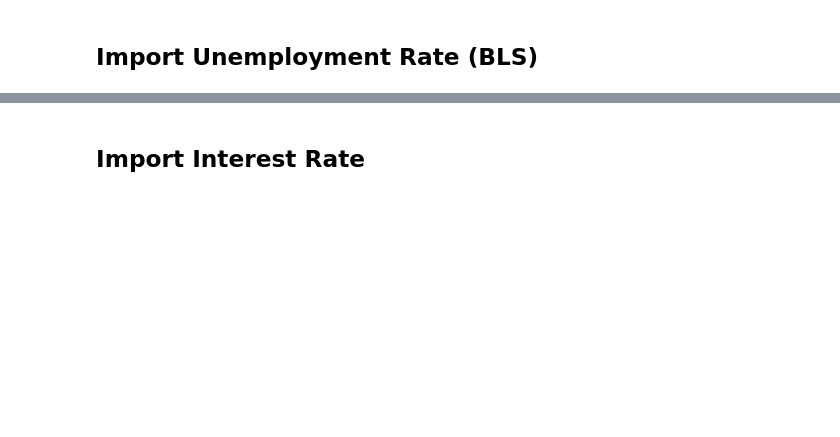
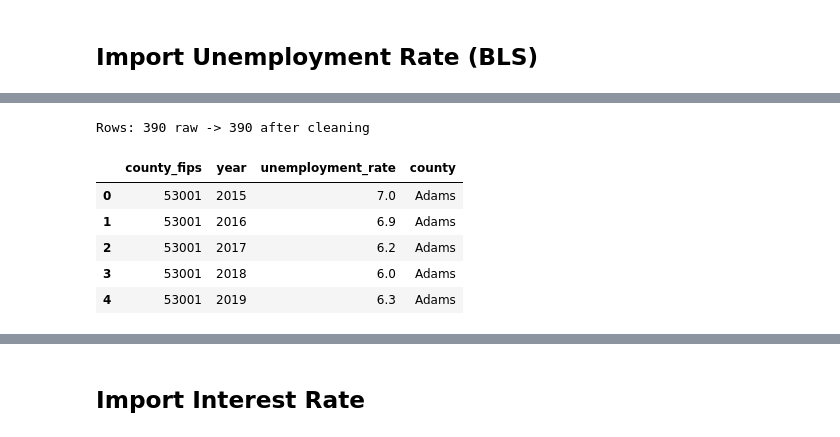
Before and after one commit to binay8/wa-housing, a Jupyter notebook: code/01_data_preparation.ipynb, the cells around one changed output, grey strips where cells are left out. Drawn from its saved outputs; the diff is of its cells as text; code cells hidden in the pictures; blank space fills up the shorter version.

```diff
--- a/code/01_data_preparation.ipynb
+++ b/code/01_data_preparation.ipynb
@@ -392,0 +419,34 @@ unemployment_rates[['County','CountyFIPS']].drop_duplicates()
+# %%
+# Clean data set
+df = df.rename(columns={
+    "CountyFIPS": "county_fips",
+    "County": "county_full",
+    "Year": "year",
+    "UnemploymentRate": "unemployment_rate",
+})
+df["county_fips"] = df["county_fips"].str.strip().str.zfill(5)
+df["year"] = pd.to_numeric(df["year"], errors="coerce").astype("Int64")
+df["unemployment_rate"] = pd.to_numeric(df["unemployment_rate"], errors="coerce")
+
+# "Adams County, Washington" -> "Adams"
+df["county"] = (
+    df["county_full"].str.replace(", Washington", "", regex=False)
+                     .str.replace(" County", "", regex=False)
+                     .str.strip()
+)
+df = df.drop(columns="county_full")
+
+n_raw = len(df)
+df = df.dropna(subset=["county_fips", "year", "unemployment_rate"]).drop_duplicates(["county_fips", "year"])
+print(f"Rows: {n_raw} raw -> {len(df)} after cleaning")
+# %% [output]
+Rows: 390 raw -> 390 after cleaning
+# %%
+df.head()
+# %% [output]
+|  | county_fips | year | unemployment_rate | county |
+| 0 | 53001 | 2015 | 7.0 | Adams |
+| 1 | 53001 | 2016 | 6.9 | Adams |
+| 2 | 53001 | 2017 | 6.2 | Adams |
+| 3 | 53001 | 2018 | 6.0 | Adams |
+| 4 | 53001 | 2019 | 6.3 | Adams |
```
Also changed, not shown: parts of 32 cells of this notebook, 3 other files.
